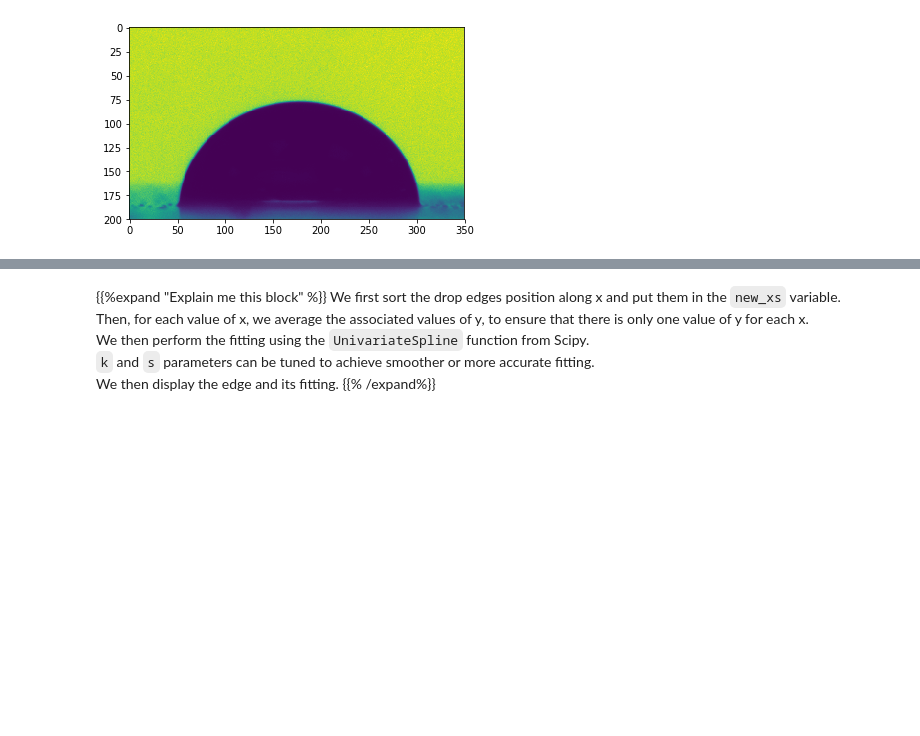
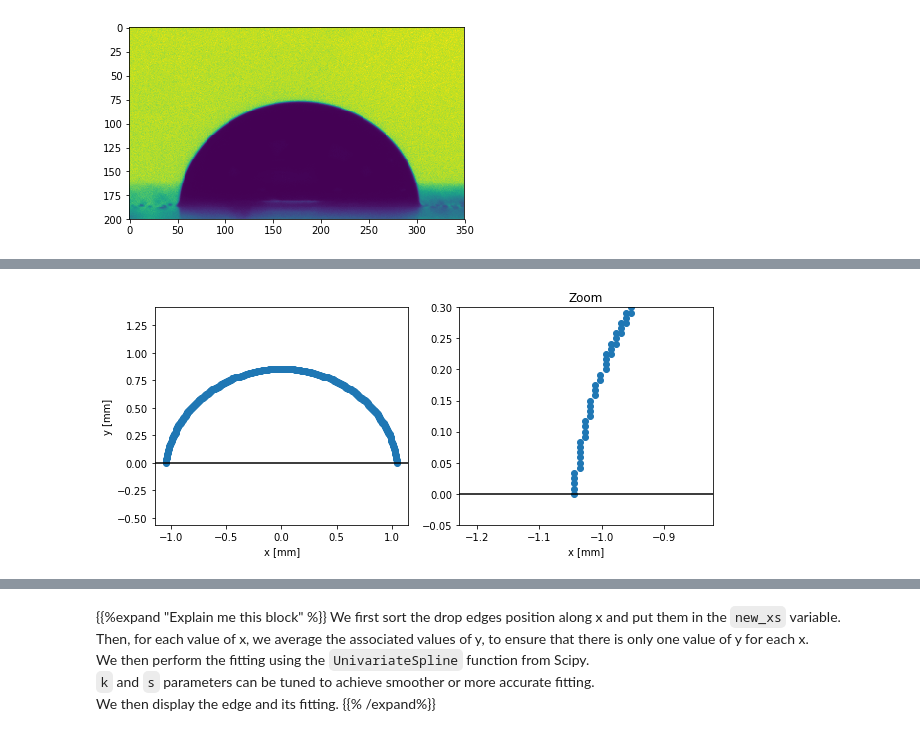
Before and after one commit to gabylaunay/Python-cookbook, a Jupyter notebook: src/notebooks/image-analysis.ipynb, the cells around one changed output, grey strips where cells are left out. Cells and saved outputs as stored; diff of their text form; code cells hidden in the pictures; blank space fills up the shorter version.

```diff
--- a/src/notebooks/image-analysis.ipynb
+++ b/src/notebooks/image-analysis.ipynb
@@ -263,0 +198,10 @@ plt.show()
+# %%
+xs = xs - xs.mean()
+ys = ys - ys.min()
+
+# Plot the edges
+plt.figure()
+plt.plot(xs, ys, marker='o', ls='none')
+plt.axhline(0, color='k')
+plt.axis('equal')
+plt.show()
@@ -263,0 +226,25 @@ plt.show()
+# %%
+res = 120
+xs /= res
+ys /= res
+
+# Plot the edge
+fig, axs = plt.subplots(1, 2, figsize=(10, 4))
+plt.sca(axs[0])
+plt.plot(xs, ys, marker='o', ls='none')
+plt.axhline(0, color='k')
+plt.axis('equal')
+plt.xlabel('x [mm]')
+plt.ylabel('y [mm]')
+# Plot a zoom on the edge
+plt.sca(axs[1])
+plt.plot(xs, ys, marker='o', ls='none')
+plt.axhline(0, color='k')
+plt.axis('equal')
+plt.xlabel('x [mm]')
+plt.xlim(-1.15, -0.9)
+plt.ylim(-0.05, 0.3)
+plt.title("Zoom")
+plt.show()
+# %% [output]
+[figure, added]
```
Also changed, not shown: parts of 48 cells of this notebook, 5 other files.
